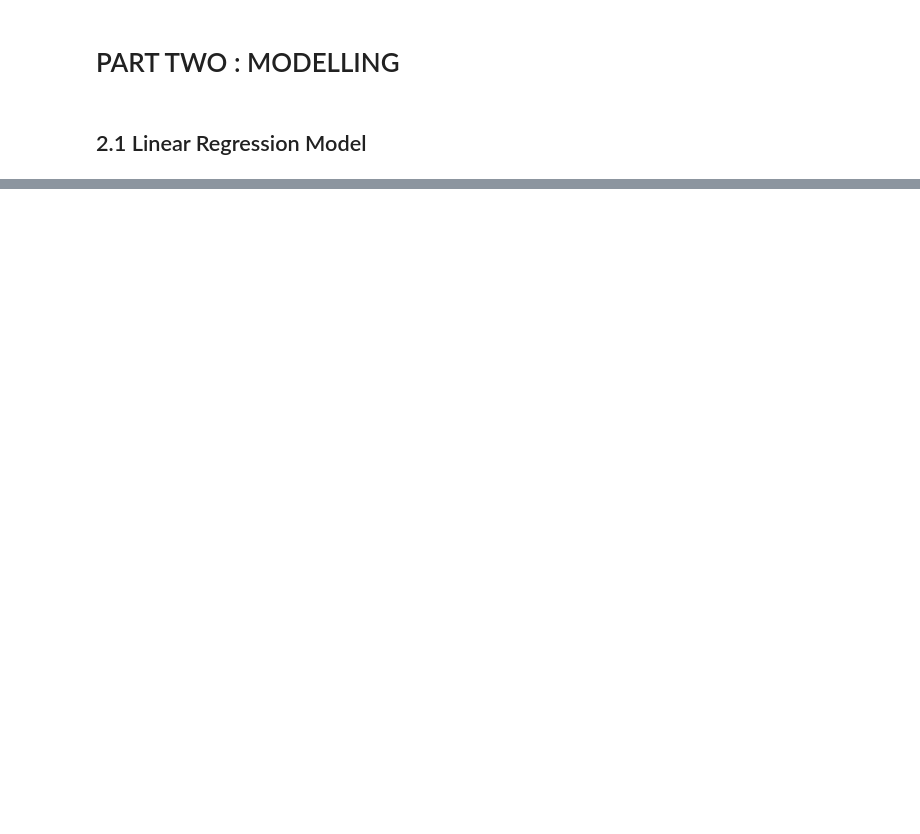
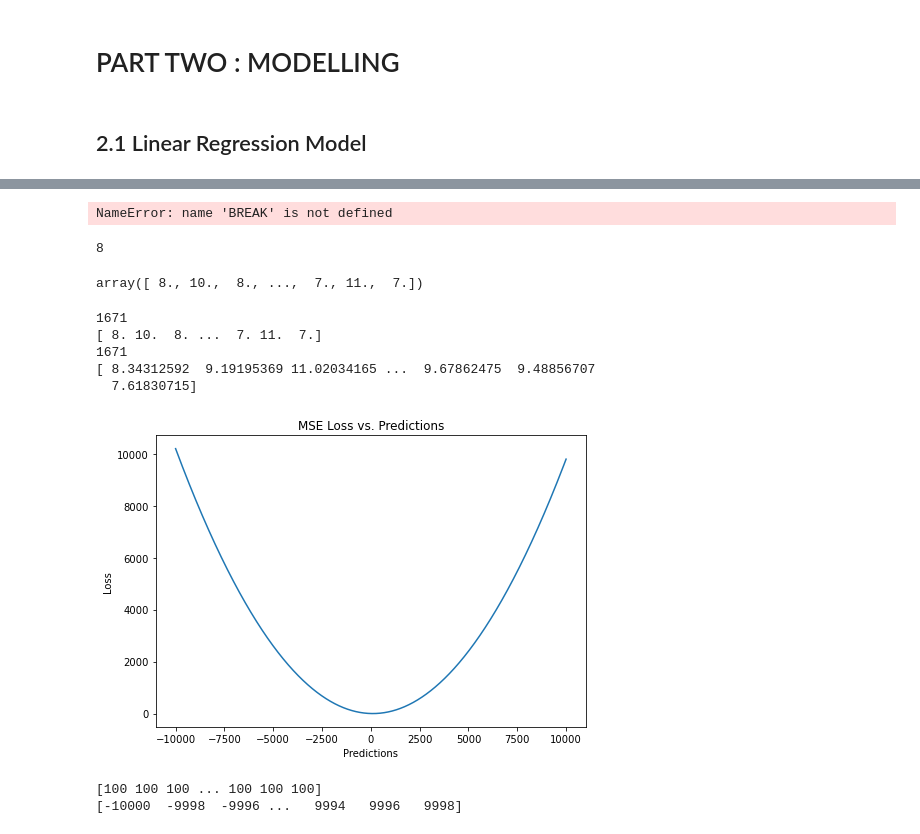
Before and after one commit to raymcg/ZZSC5846, a Jupyter notebook: Assess2.ipynb, the cells around one changed output, grey strips where cells are left out. Saved outputs shown, nothing was run; the diff lists cells and outputs as text; code cells hidden in the pictures; blank space fills up the shorter version.

```diff
--- a/Assess2.ipynb
+++ b/Assess2.ipynb
@@ -273,0 +373,68 @@ Experiment Number: 1
+# %%
+BREAK
+# %% [output]
+NameError: name 'BREAK' is not defined
+# %%
+x_train.shape[1]
+# %% [output]
+8
+# %%
+y_test
+# %% [output]
+array([ 8., 10.,  8., ...,  7., 11.,  7.])
+# %%
+def mse(true, pred, n):
+    """
+    true: array of true values
+    pred: array of predicted values
+
+    returns: mean square error loss
+    """
+
+    return np.sum((true - pred)**2)/n
+
+
+#def plot_loss_vs_predictions(y_test, y_pred):
+def plot_loss_vs_predictions():
+    """
+        Function to plot loss vs number of predictions
+        Done for a single experiment
+    """
+
+    fig, ax1 = plt.subplots(1,1, figsize = (7,5))
+
+    # array of same target value 10000 times
+    target = np.repeat(100, 10000)
+    pred = np.arange(-10000,10000, 2)
+
+    loss = [mse(target[i], pred[i], len(pred)) for i in range(len(pred))]
+
+    # plot
+    ax1.plot(pred, loss)
+    ax1.set_xlabel('Predictions')
+    ax1.set_ylabel('Loss')
+    ax1.set_title("MSE Loss vs. Predictions")
+
+    fig.tight_layout()
+# %%
+print(len(y_test))
+print(y_test)
+print(len(y_pred))
+print(y_pred)
+# %% [output]
+1671
+[ 8. 10.  8. ...  7. 11.  7.]
+1671
+[ 8.34312592  9.19195369 11.02034165 ...  9.67862475  9.48856707
+  7.61830715]
+# %%
+plot_loss_vs_predictions()
+# %% [output]
+[figure, added]
+# %%
+
+print(np.repeat(100, 10000) )
+print(np.arange(-10000,10000, 2))
+# %% [output]
+[100 100 100 ... 100 100 100]
+[-10000  -9998  -9996 ...   9994   9996   9998]
```
Also changed, not shown: parts of 6 cells of this notebook.
